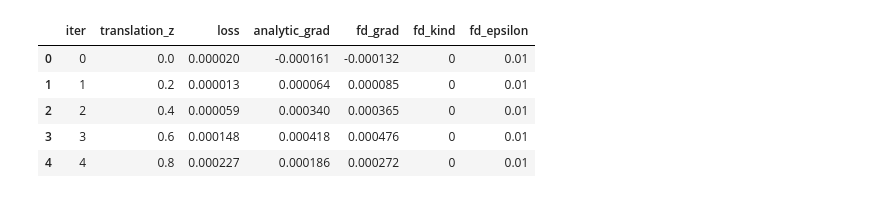
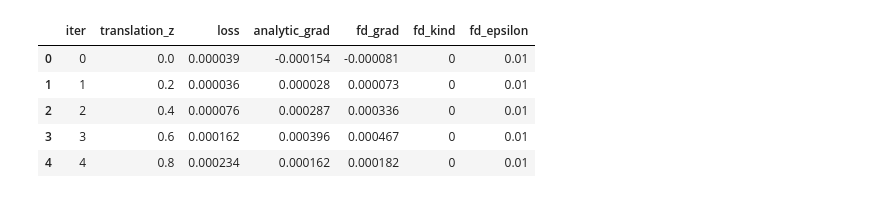
Before and after one commit to M-Gjerde/DifferentiablePointRendering, a Jupyter notebook: python/finite_difference/notebook_scatter_2.ipynb, the cells around one changed output. Drawn from its saved outputs; the diff is of its cells as text; code cells hidden in the pictures.

```diff
--- a/python/finite_difference/notebook_scatter_2.ipynb
+++ b/python/finite_difference/notebook_scatter_2.ipynb
@@ -1,30 +1,30 @@
 # %%
 import pandas as pd
 from pathlib import Path
 
-test = "0"
+test = "25"
 parameter = "translation_z"
 scene = "simple_1"
 camera = "camera1"
 csv_path = Path(f"Output/{scene}/{parameter}/{test}/{camera}_{parameter}_sweep.csv")
 
 if not csv_path.exists():
     raise FileNotFoundError(f"CSV file not found: {csv_path}")
 
 df = pd.read_csv(csv_path)
 
 required_columns = {f"{parameter}", "loss", "analytic_grad", "fd_grad"}
 if not required_columns.issubset(df.columns):
     raise RuntimeError(f"CSV must contain columns: {required_columns}")
 
 df.head()
 # %% [output]
 |  | iter | translation_z | loss | analytic_grad | fd_grad | fd_kind | fd_epsilon |
-| 0 | 0 | 0.0 | 0.000020 | -0.000161 | -0.000132 | 0 | 0.01 |
-| 1 | 1 | 0.2 | 0.000013 | 0.000064 | 0.000085 | 0 | 0.01 |
-| 2 | 2 | 0.4 | 0.000059 | 0.000340 | 0.000365 | 0 | 0.01 |
-| 3 | 3 | 0.6 | 0.000148 | 0.000418 | 0.000476 | 0 | 0.01 |
-| 4 | 4 | 0.8 | 0.000227 | 0.000186 | 0.000272 | 0 | 0.01 |
+| 0 | 0 | 0.0 | 0.000039 | -0.000154 | -0.000081 | 0 | 0.01 |
+| 1 | 1 | 0.2 | 0.000036 | 0.000028 | 0.000073 | 0 | 0.01 |
+| 2 | 2 | 0.4 | 0.000076 | 0.000287 | 0.000336 | 0 | 0.01 |
+| 3 | 3 | 0.6 | 0.000162 | 0.000396 | 0.000467 | 0 | 0.01 |
+| 4 | 4 | 0.8 | 0.000234 | 0.000162 | 0.000182 | 0 | 0.01 |
 # %%
 import matplotlib.pyplot as plt
 
```
Also changed, not shown: parts of 5 cells of this notebook, 10 other files.
